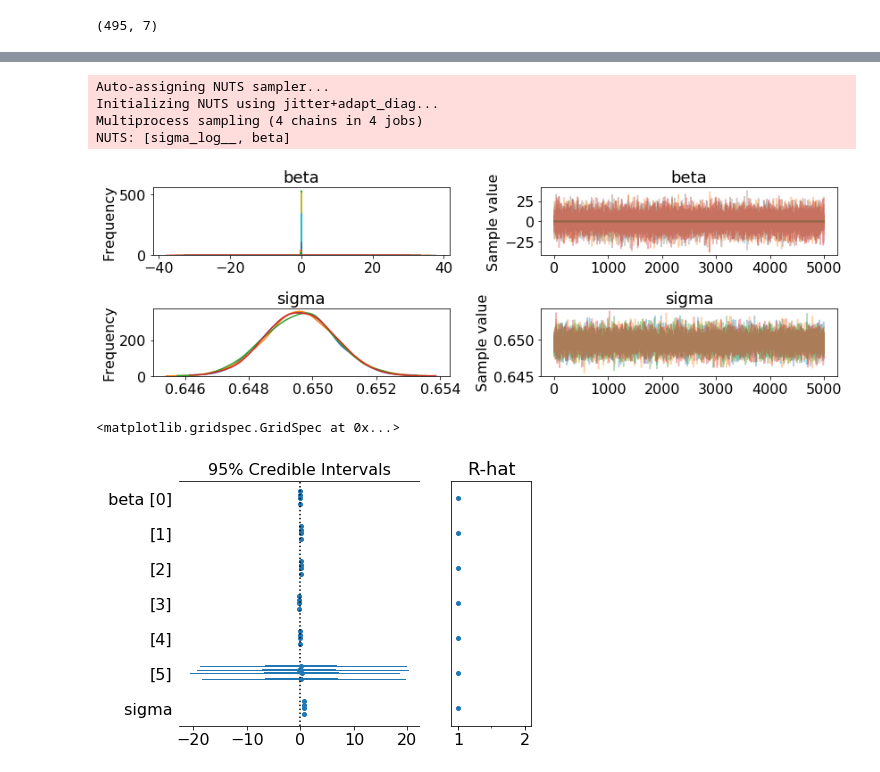
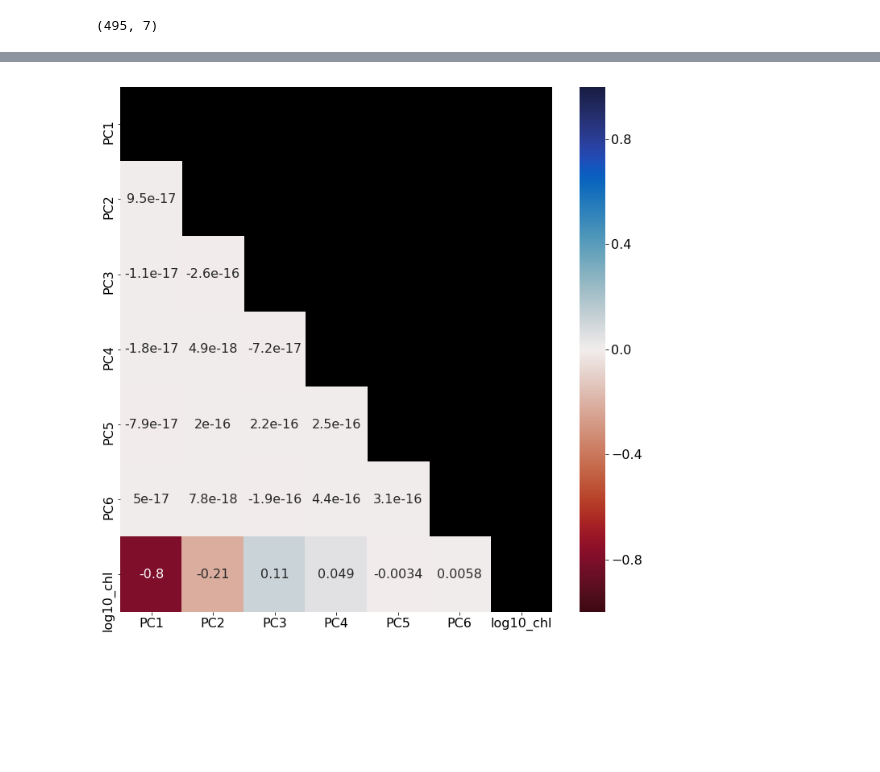
Before and after one commit to madHatter106/TOA_ML, a Jupyter notebook: TOA_ML_4_Bayesian_Multi-Linear Regression.ipynb, the cells around one changed output, grey strips where cells are left out. Cells and saved outputs as stored; diff of their text form; code cells hidden in the pictures; blank space fills up the shorter version.

```diff
--- a/TOA_ML_4_Bayesian_Multi-Linear Regression.ipynb
+++ b/TOA_ML_4_Bayesian_Multi-Linear Regression.ipynb
@@ -21,6 +64,4 @@ display(HTML("<style>.container { width:95% !important; }</style>"))
 # %%
 # Fitting with PC from band-wise normalized then standardized rrs_rc
-df_pca = pd.read_pickle('./pickleJar/df_4_pca4_frombwnorm_stdizd.pkl')
-df_chl = np.log10(pd.read_pickle('./pickleJar/df_4_ML4chl.pkl')[['chl']])
+df_pca = pd.read_pickle('./pickleJar/df_4_pca3_frombwnorm.pkl')
+df_chl = pd.read_pickle('./pickleJar/df_4_ML4chl.pkl')
-# %%
-df_chl.rename(columns={'chl': 'log10_chl'}, inplace=True)
@@ -48,5 +88,7 @@ memory usage: 7.7 KB
+# %%
+df_chl['log10_chl'] = np.log10(df_chl.chl)
 # %%
-df = pd.concat((df_pca, df_chl), axis=1)
+df = pd.concat((df_pca, df_chl[['log10_chl']]), axis=1)
 # %%
 df.shape
 # %% [output]
@@ -79,17 +96,7 @@ with pm.Model() as m1:
-# %%
-with m1:
-    trace_1 = pm.sample(5000, tune=1000)
-# %% [output]
-Auto-assigning NUTS sampler...
-Initializing NUTS using jitter+adapt_diag...
-Multiprocess sampling (4 chains in 4 jobs)
-NUTS: [sigma_log__, beta]
-# %%
-pm.traceplot(trace_1);
-# %% [output]
-[figure, removed]
-# %%
-pm.forestplot(trace_1, varnames=)
-# %% [output]
-<matplotlib.gridspec.GridSpec at 0x...>
-[figure, removed]
+# %%
+_, ax = pl.subplots(figsize=(12, 12))
+ax.set_facecolor('k')
+heatmap(df.corr(), vmin=-1, vmax=1, annot=True, cmap=cmo.balance_r,
+       mask=np.triu(np.ones([df.shape[1]]*2)));
+# %% [output]
+[figure, added]
```
Also changed, not shown: parts of 49 cells of this notebook.
